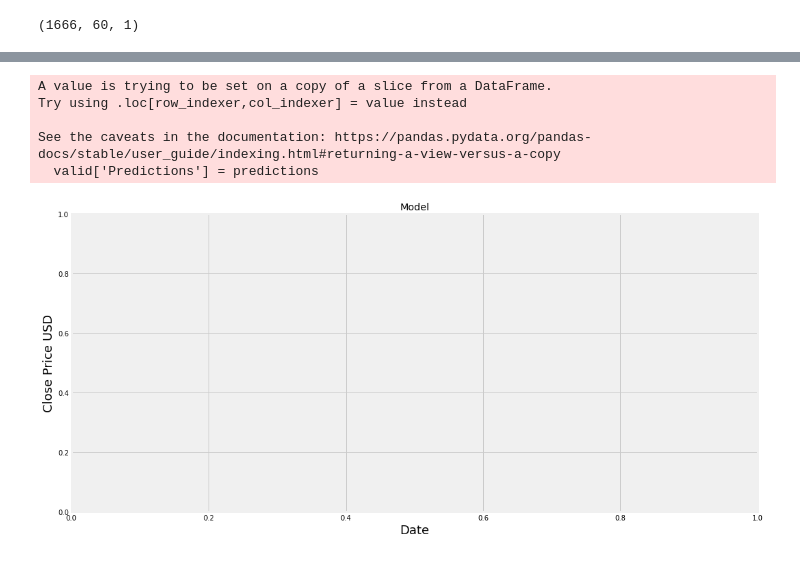
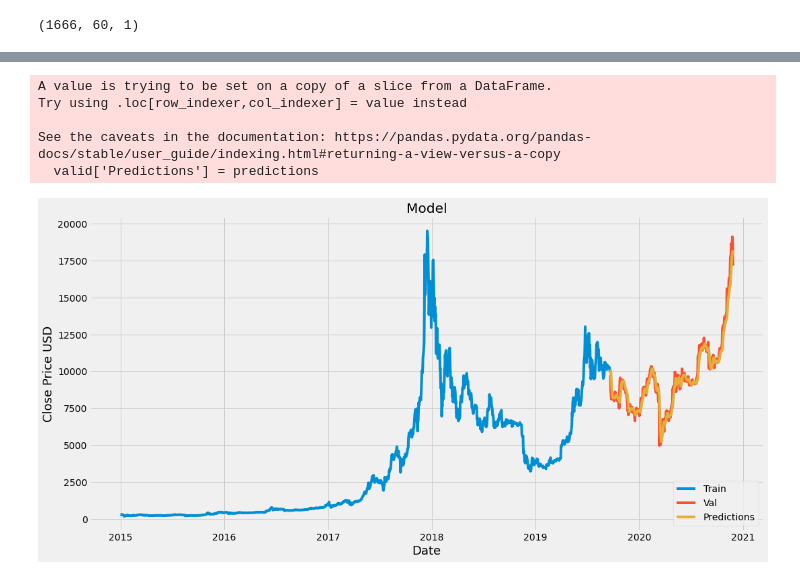
Before and after one commit to gemmage3/BTC-USDPricePrediction, a Jupyter notebook: BTC-USDPricePrediction.ipynb, the cells around one changed output, grey strips where cells are left out. Saved outputs shown, nothing was run; the diff lists cells and outputs as text; code cells hidden in the pictures.

```diff
--- a/BTC-USDPricePrediction.ipynb
+++ b/BTC-USDPricePrediction.ipynb
@@ -253,18 +197,21 @@ rmse
 # %%
 #plot data
 train = data[:training_data_len:]
 valid = data[training_data_len:]
 valid['Predictions'] = predictions
 #Visualize the data
 plt.figure(figsize=(16,8))
 plt.title('Model')
 plt.xlabel('Date', fontsize=18)
 plt.ylabel('Close Price USD', fontsize=18)
+plt.plot(train['Close'])
+plt.plot(valid[['Close', 'Predictions']])
+plt.legend(['Train', 'Val', 'Predictions'], loc = 'lower right')
 plt.show()
 # %% [output]
 A value is trying to be set on a copy of a slice from a DataFrame.
 Try using .loc[row_indexer,col_indexer] = value instead
 
 See the caveats in the documentation: https://pandas.pydata.org/pandas-docs/stable/user_guide/indexing.html#returning-a-view-versus-a-copy
   valid['Predictions'] = predictions
-[figure, old version]
+[figure, new version]
```
Also changed, not shown: parts of 12 cells of this notebook.
